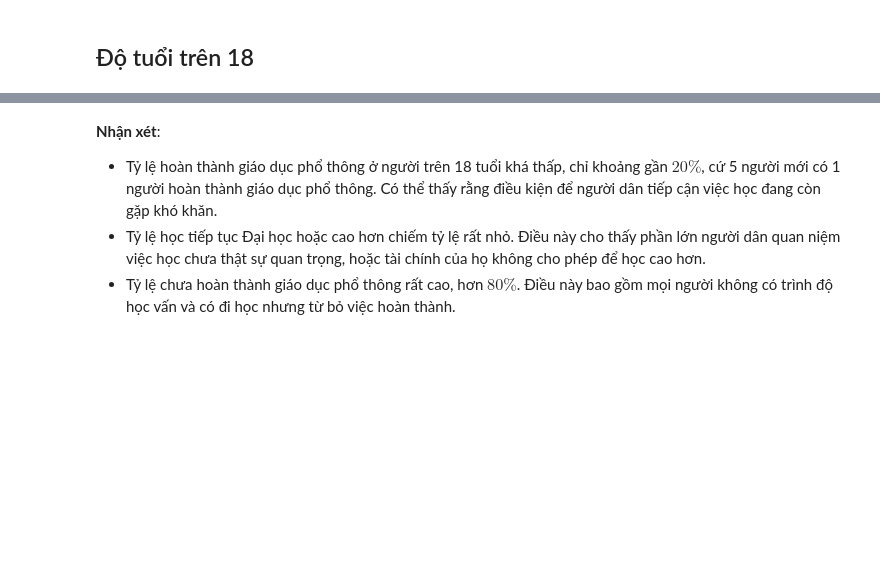
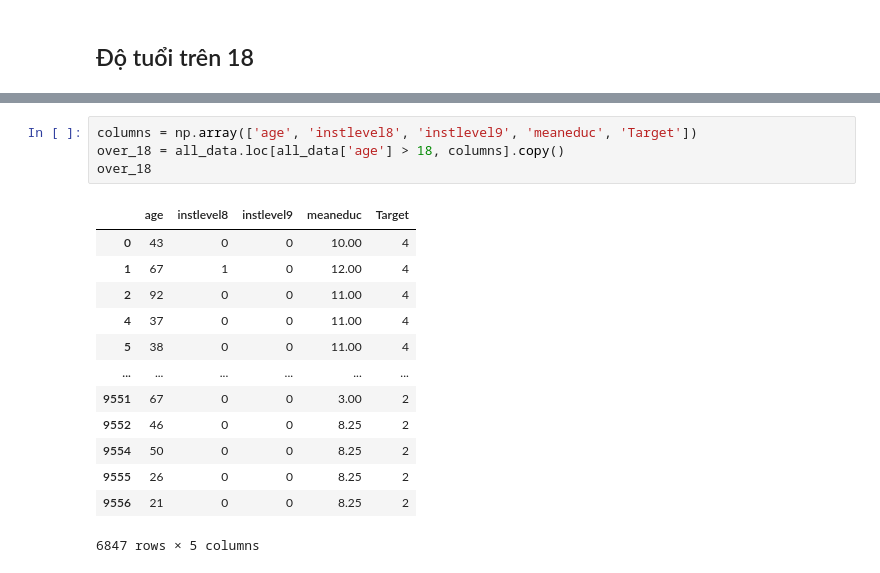
Before and after one commit to iam-Dylan/costa-rican-household, a Jupyter notebook: source/eda_DK.ipynb, the cells around one changed output, grey strips where cells are left out. Drawn from its saved outputs; the diff is of its cells as text; blank space fills up the shorter version.

```diff
--- a/source/eda_DK.ipynb
+++ b/source/eda_DK.ipynb
@@ -216,5 +222,18 @@ plt.title('Tỷ lệ hoàn thành giáo dục phổ thông', fontdict={'weight':
-# %% [markdown]
-**Nhận xét**:
-- Tỷ lệ hoàn thành giáo dục phổ thông ở người trên 18 tuổi khá thấp, chỉ khoảng gần $20\%$, cứ 5 người mới có 1 người hoàn thành giáo dục phổ thông. Có thể thấy rằng điều kiện để người dân tiếp cận việc học đang còn gặp khó khăn.
-- Tỷ lệ học tiếp tục Đại học hoặc cao hơn chiếm tỷ lệ rất nhỏ. Điều này cho thấy phần lớn người dân quan niệm việc học chưa thật sự quan trọng, hoặc tài chính của họ không cho phép để học cao hơn.
-- Tỷ lệ chưa hoàn thành giáo dục phổ thông rất cao, hơn $80\%$. Điều này bao gồm mọi người không có trình độ học vấn và có đi học nhưng từ bỏ việc hoàn thành.
+# %%
+columns = np.array(['age', 'instlevel8', 'instlevel9', 'meaneduc', 'Target'])
+over_18 = all_data.loc[all_data['age'] > 18, columns].copy()
+over_18
+# %% [output]
+|  | age | instlevel8 | instlevel9 | meaneduc | Target |
+| 0 | 43 | 0 | 0 | 10.00 | 4 |
+| 1 | 67 | 1 | 0 | 12.00 | 4 |
+| 2 | 92 | 0 | 0 | 11.00 | 4 |
+| 4 | 37 | 0 | 0 | 11.00 | 4 |
+| 5 | 38 | 0 | 0 | 11.00 | 4 |
+| ... | ... | ... | ... | ... | ... |
+| 9551 | 67 | 0 | 0 | 3.00 | 2 |
+| 9552 | 46 | 0 | 0 | 8.25 | 2 |
+| 9554 | 50 | 0 | 0 | 8.25 | 2 |
+| 9555 | 26 | 0 | 0 | 8.25 | 2 |
+| 9556 | 21 | 0 | 0 | 8.25 | 2 |
+6847 rows × 5 columns
```
Also changed, not shown: parts of 10 cells of this notebook.
